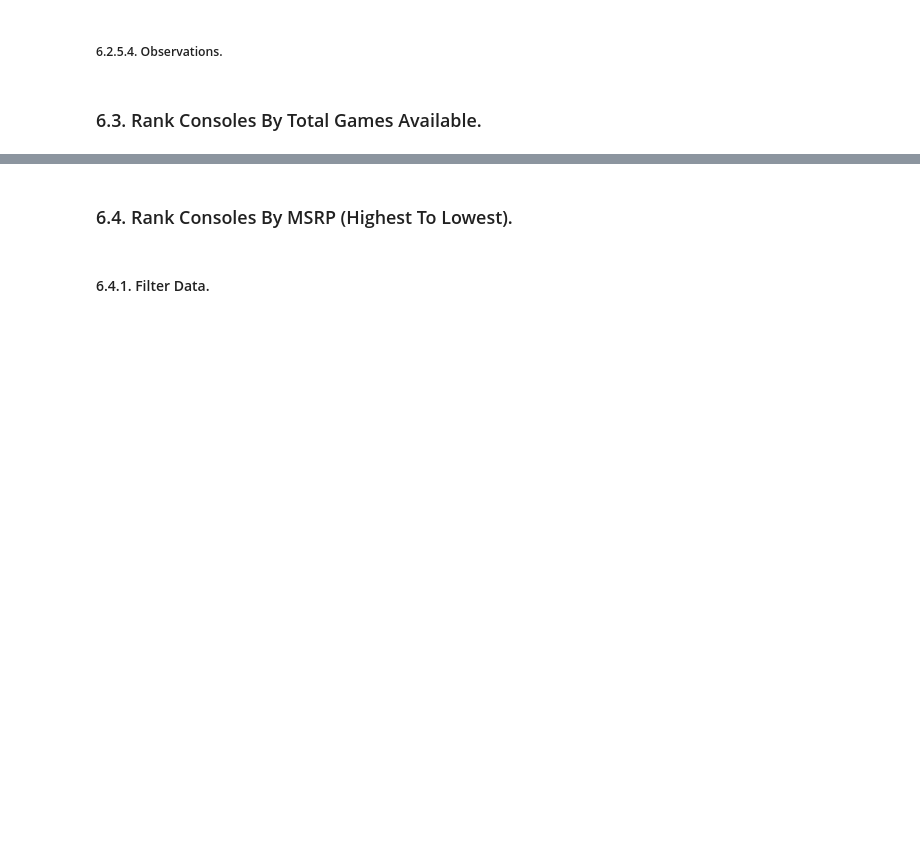
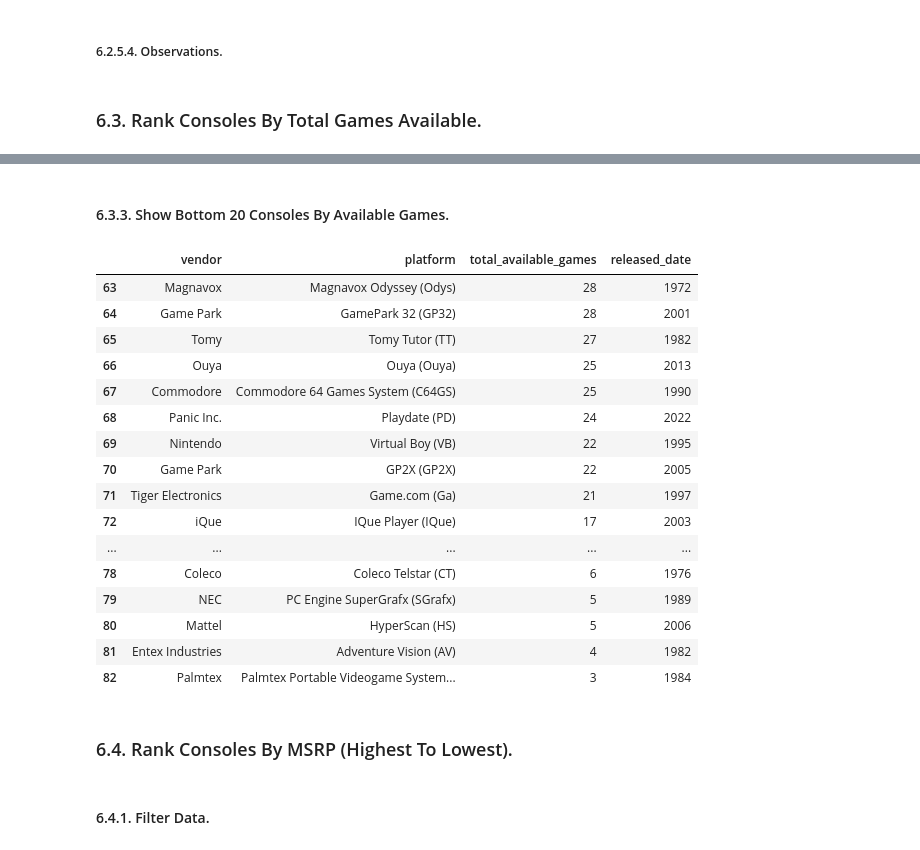
Before and after one commit to York13Pud/data-analytics-portfolio, a Jupyter notebook: video-game-console-sales/analysis.ipynb, the cells around one changed output, grey strips where cells are left out. Cells and saved outputs as stored; diff of their text form; code cells hidden in the pictures; blank space fills up the shorter version.

```diff
--- a/video-game-console-sales/analysis.ipynb
+++ b/video-game-console-sales/analysis.ipynb
@@ -481,3 +514,25 @@ sns_barplot_ax(data = unknown_sales,
+# %% [markdown]
+#### 6.3.3. Show Bottom 20 Consoles By Available Games.
+# %%
+games_ranking.tail(20)
+# %% [output]
+|  | vendor | platform | total_available_games | released_date |
+| 63 | Magnavox | Magnavox Odyssey (Odys) | 28 | 1972 |
+| 64 | Game Park | GamePark 32 (GP32) | 28 | 2001 |
+| 65 | Tomy | Tomy Tutor (TT) | 27 | 1982 |
+| 66 | Ouya | Ouya (Ouya) | 25 | 2013 |
+| 67 | Commodore | Commodore 64 Games System (C64GS) | 25 | 1990 |
+| 68 | Panic Inc. | Playdate (PD) | 24 | 2022 |
+| 69 | Nintendo | Virtual Boy (VB) | 22 | 1995 |
+| 70 | Game Park | GP2X (GP2X) | 22 | 2005 |
+| 71 | Tiger Electronics | Game.com (Ga) | 21 | 1997 |
+| 72 | iQue | IQue Player (IQue) | 17 | 2003 |
+| ... | ... | ... | ... | ... |
+| 78 | Coleco | Coleco Telstar (CT) | 6 | 1976 |
+| 79 | NEC | PC Engine SuperGrafx (SGrafx) | 5 | 1989 |
+| 80 | Mattel | HyperScan (HS) | 5 | 2006 |
+| 81 | Entex Industries | Adventure Vision (AV) | 4 | 1982 |
+| 82 | Palmtex | Palmtex Portable Videogame System... | 3 | 1984 |
 # %% [markdown]
 ### 6.4. Rank Consoles By MSRP (Highest To Lowest).
 # %% [markdown]
```
Also changed, not shown: parts of 4 cells of this notebook.
